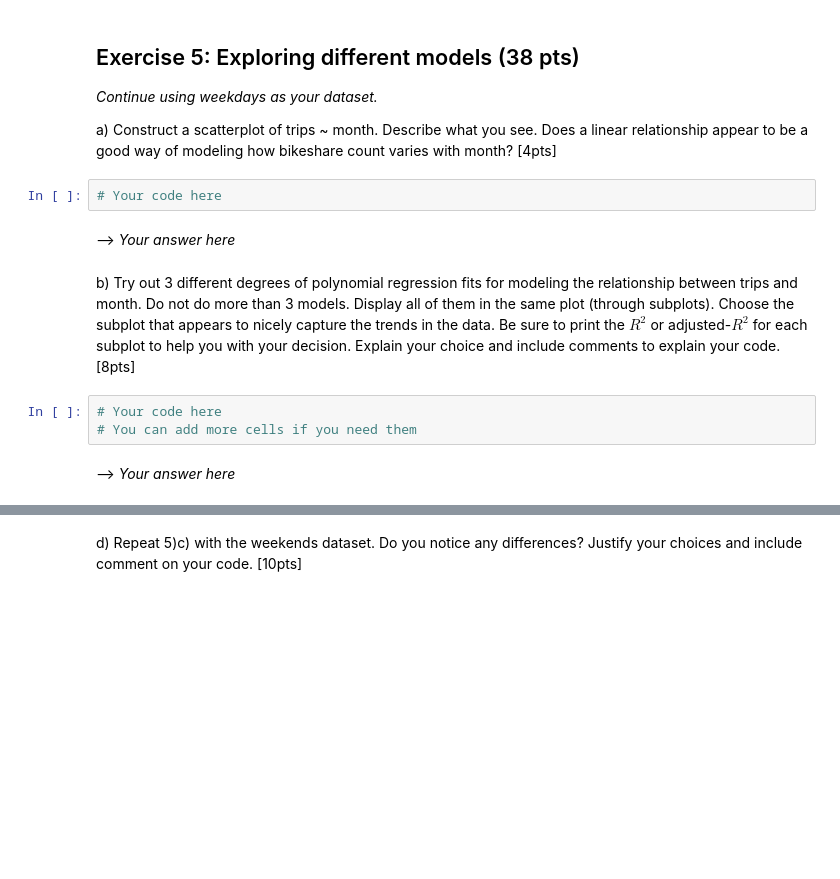
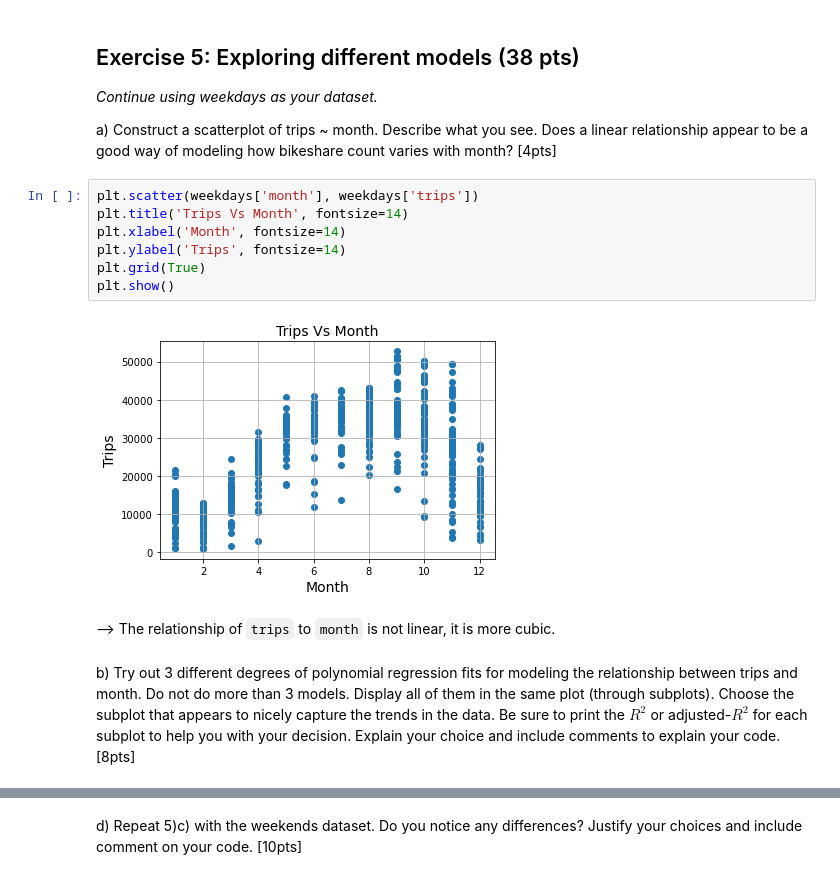
Before and after one commit to ivanisakov99/CS506, a Jupyter notebook: HW/5. Linear Regression/homework5.ipynb, the cells around one changed output, grey strips where cells are left out. Saved outputs shown, nothing was run; the diff lists cells and outputs as text; blank space fills up the shorter version.

```diff
--- a/HW/5. Linear Regression/homework5.ipynb
+++ b/HW/5. Linear Regression/homework5.ipynb
@@ -166,14 +282,16 @@ d) What is the coefficient of temperature in this new model? Is it very differen
 *Continue using weekdays as your dataset.*
 
 a) Construct a scatterplot of trips ~ month. Describe what you see. Does a linear relationship appear to be a good way of modeling how bikeshare count varies with month? [4pts]
-# %%
-# Your code here
-# %% [markdown]
---> *Your answer here*
+# %%
+plt.scatter(weekdays['month'], weekdays['trips'])
+plt.title('Trips Vs Month', fontsize=14)
+plt.xlabel('Month', fontsize=14)
+plt.ylabel('Trips', fontsize=14)
+plt.grid(True)
+plt.show()
+# %% [output]
+[figure, added]
+# %% [markdown]
+--> The relationship of `trips` to `month` is not linear, it is more cubic.
 # %% [markdown]
 b) Try out 3 different degrees of polynomial regression fits for modeling the relationship between trips and month. Do not do more than 3 models. Display all of them in the same plot (through subplots). Choose the subplot that appears to nicely capture the trends in the data. Be sure to print the $R^2$ or adjusted-$R^2$ for each subplot to help you with your decision. Explain your choice and include comments to explain your code. [8pts]
-# %%
-# Your code here
-# You can add more cells if you need them
-# %% [markdown]
---> *Your answer here*
```
Also changed, not shown: parts of 58 cells of this notebook.
